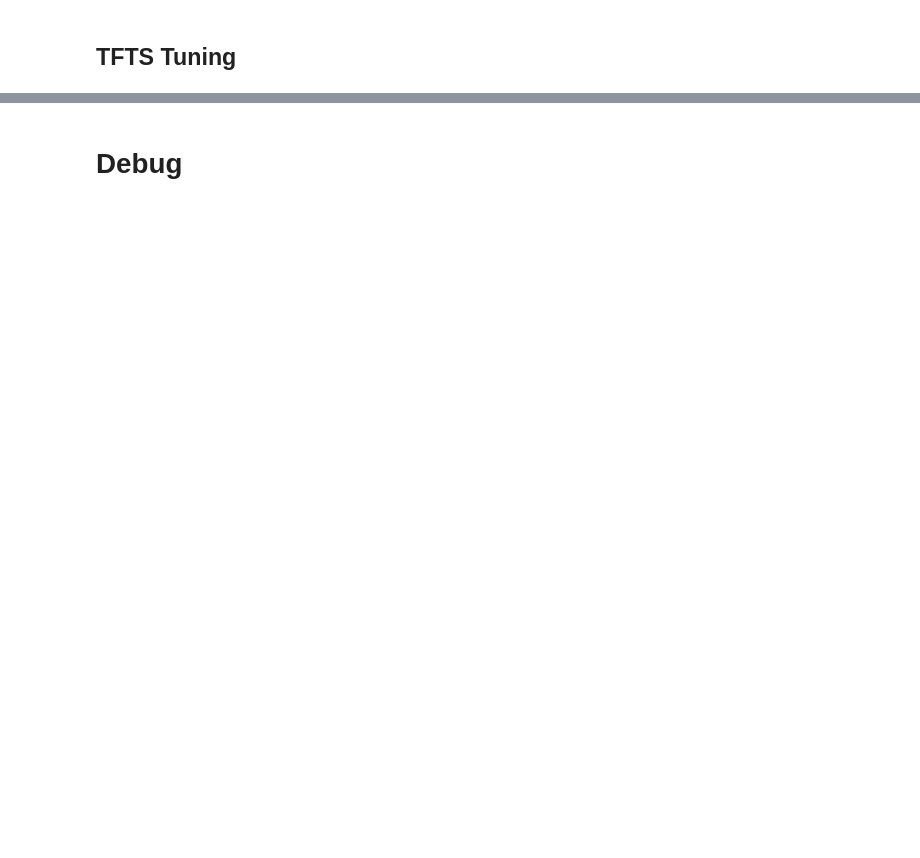
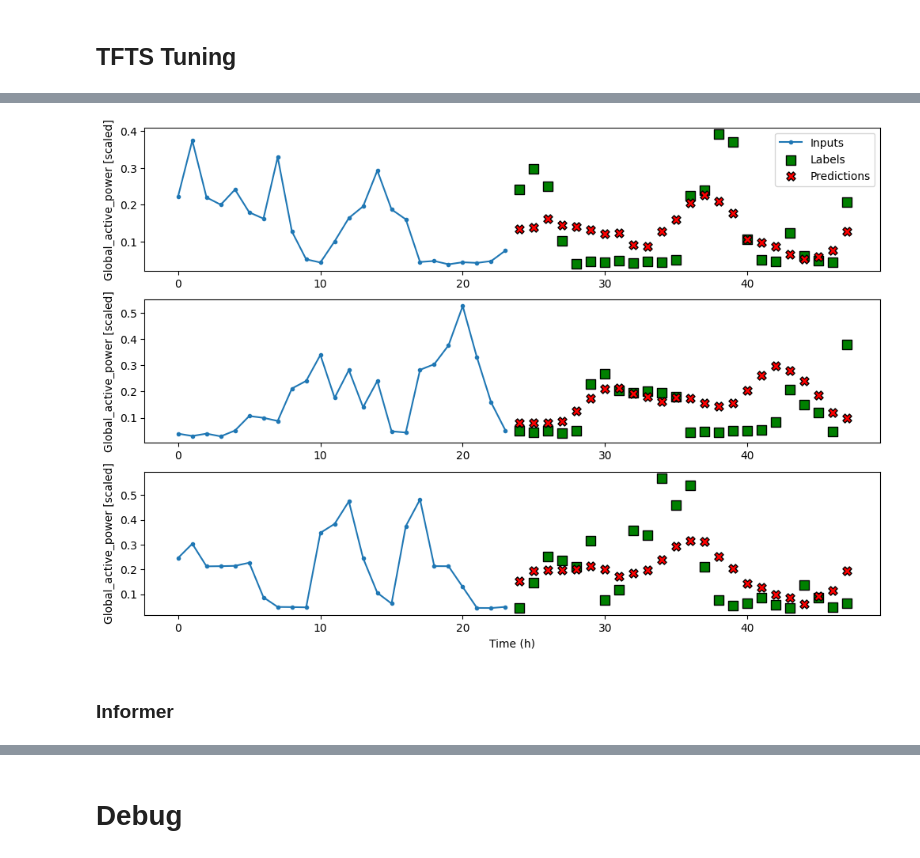
Before and after one commit to bobbyjacob/TimeSeriesForecastingInPython, a Jupyter notebook: CH18/CH18_modeling_tfts.ipynb, the cells around one changed output, grey strips where cells are left out. Drawn from its saved outputs; the diff is of its cells as text; code cells hidden in the pictures; blank space fills up the shorter version.

```diff
--- a/CH18/CH18_modeling_tfts.ipynb
+++ b/CH18/CH18_modeling_tfts.ipynb
@@ -504,0 +294,4 @@ multi_window.plot(tfts_model)
+# %%
+tfts_rnn = AutoModel("rnn", predict_length=multi_window.label_width)
+trainer = KerasTrainer(tfts_rnn)
+trainer.train(train_dataset=multi_window.train, valid_dataset=multi_window.val, n_epochs=1, callback_eval_metrics=[MeanAbsoluteError()])
@@ -504,0 +306,8 @@ multi_window.plot(tfts_model)
+# %%
+multi_window.plot(tfts_rnn)
+
+# plt.savefig('figures/CH18_F13_peixeiro.png', dpi=300)
+# %% [output]
+[figure, added]
+# %% [markdown]
+### Informer
```
Also changed, not shown: parts of 95 cells of this notebook.
